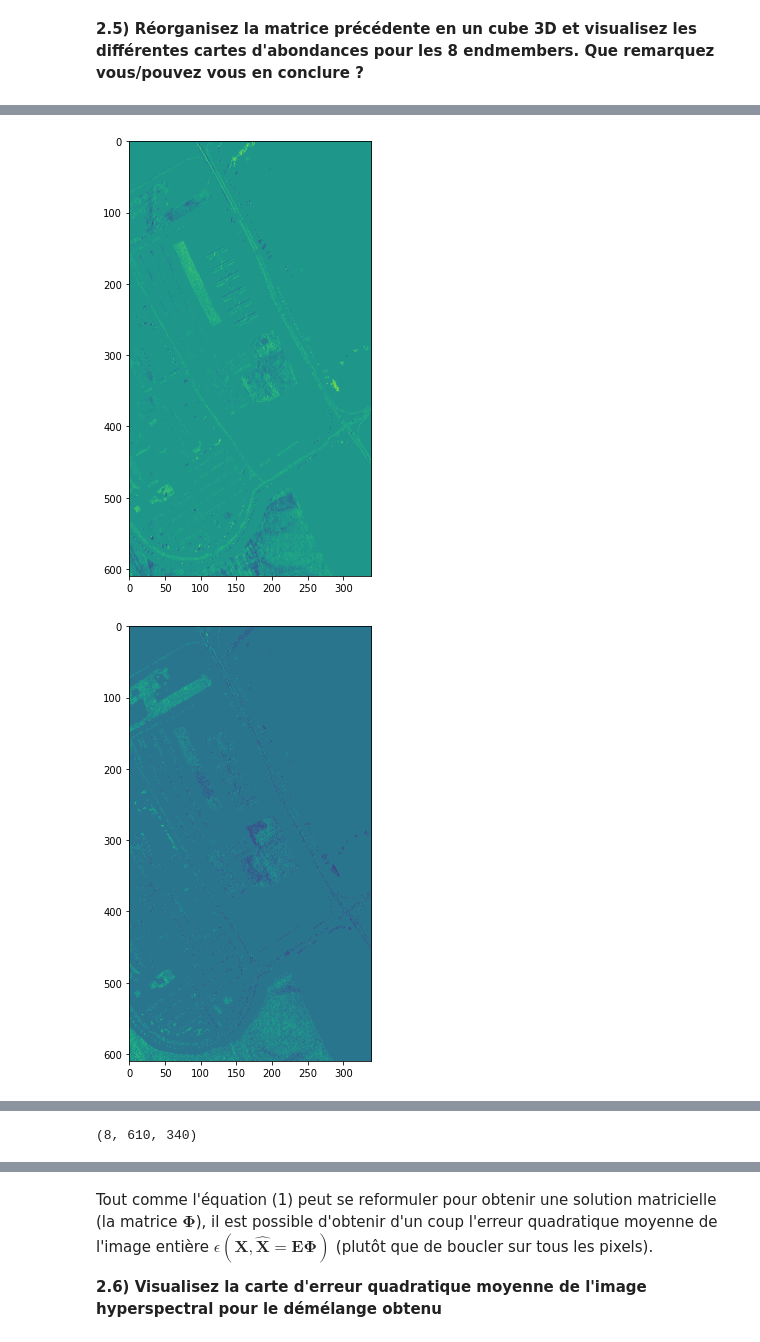
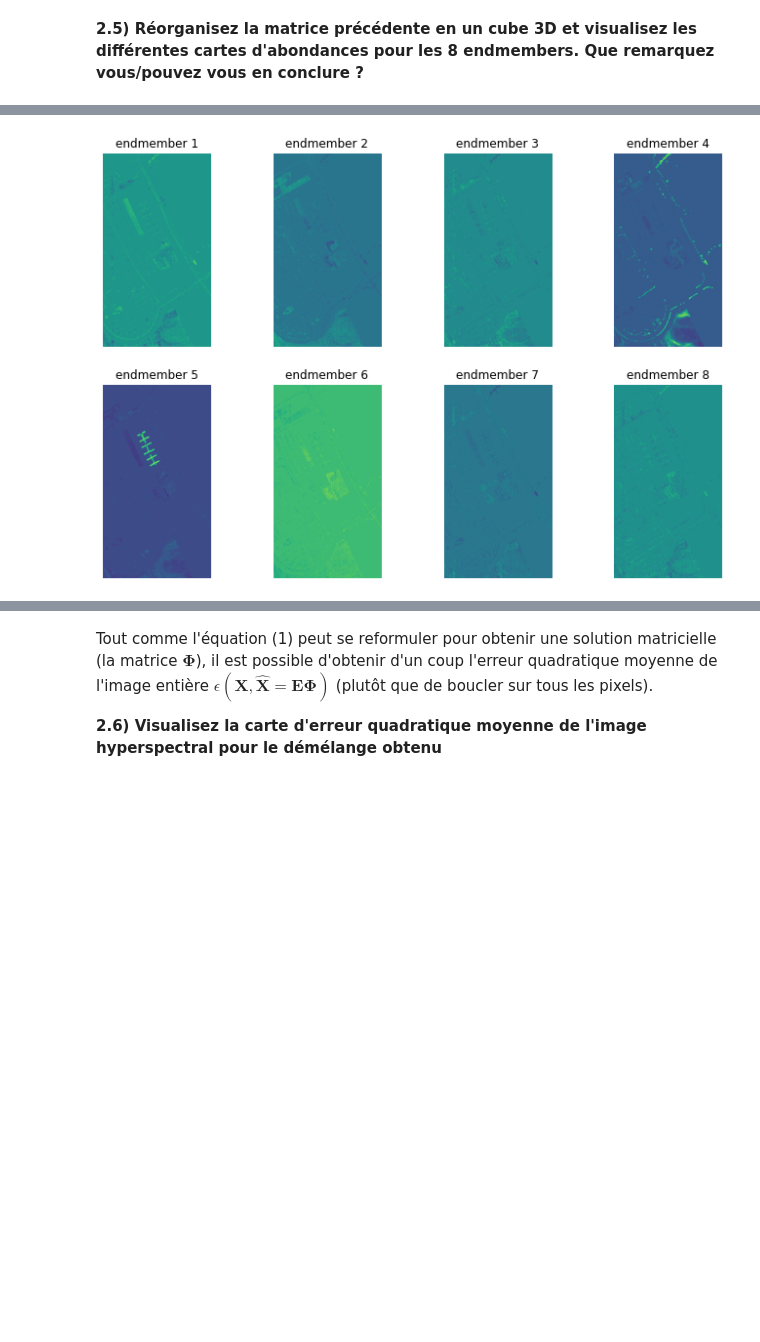
Before and after one commit to drguigui1/Unmixing-HSI, a Jupyter notebook: TP_demelange.ipynb, the cells around one changed output, grey strips where cells are left out. Saved outputs shown, nothing was run; the diff lists cells and outputs as text; code cells hidden in the pictures; blank space fills up the shorter version.

```diff
--- a/TP_demelange.ipynb
+++ b/TP_demelange.ipynb
@@ -360,8 +292,12 @@ phi_rescale_reshape = phi_rescale.reshape((8, 610, 340))
 # %%
+plt.figure(figsize=(12,8))
+
 for i in range(8):
-    plt.figure(figsize=(8,8))
+    plt.subplot(2, 4, i + 1)
+    plt.title('endmember {}'.format(i + 1))
     plt.imshow(full_phi[:, :, i])
-    plt.show()
+    plt.axis('off')
+
+plt.show()
 # %% [output]
-[figure, old version]
+[figure, new version]
-[figure, removed]
@@ -374,4 +303,0 @@ for i in range(8):
-# %%
-phi_reshape.shape
-# %% [output]
-(8, 610, 340)
```
Also changed, not shown: parts of 67 cells of this notebook.
